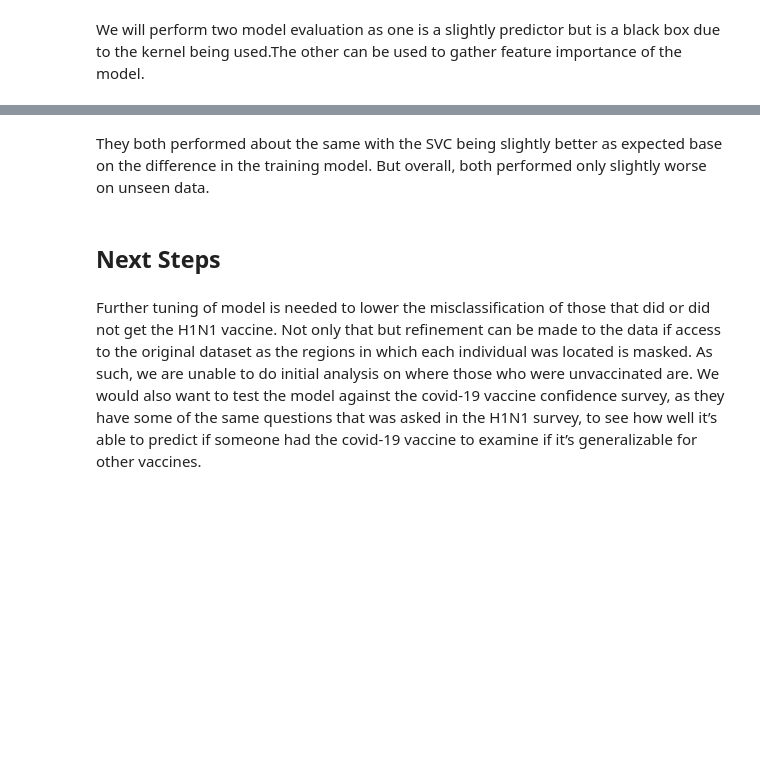
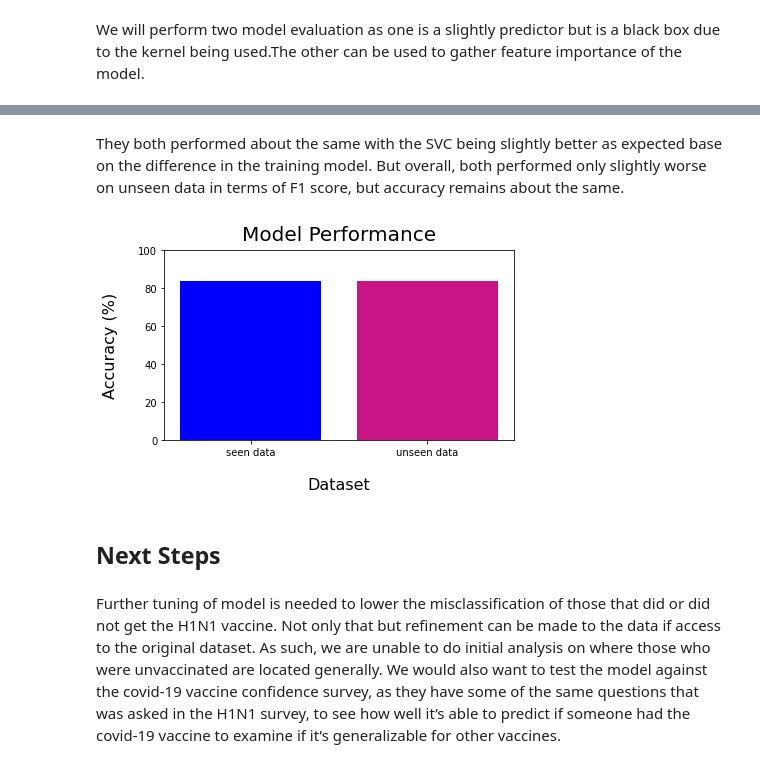
Before and after one commit to xiaohua-su/Predicting_H1N1_Vaccination, a Jupyter notebook: H1N1 Vaccine Modeling.ipynb, the cells around one changed output, grey strips where cells are left out. Cells and saved outputs as stored; diff of their text form; code cells hidden in the pictures; blank space fills up the shorter version.

Commit message:
addition of images and cleaning final notebook up further

```diff
--- a/H1N1 Vaccine Modeling.ipynb
+++ b/H1N1 Vaccine Modeling.ipynb
@@ -619,6 +1115,24 @@ ModelWithCV(svm_pipe, 'final_model', X_test, y_test).print_summary()
 # %% [markdown]
-They both performed about the same with the SVC being slightly better as expected base on the difference in the training model. But overall, both performed only slightly worse on unseen data.
+They both performed about the same with the SVC being slightly better as expected base on the difference in the training model. But overall, both performed only slightly worse on unseen data in terms of F1 score, but accuracy remains about the same.
+# %%
+#Visualizing the SVC model
+fig, ax= plt.subplots()
+
+y = [84, 84] #the training accuracy and the test accuracy
+X = ['seen data', 'unseen data']
+
+plt.bar(x=X, height= y, color = ['blue', 'mediumvioletred'])
+
+ax.set_title('Model Performance', fontsize='20', pad=10)
+ax.set_xlabel('Dataset', fontsize='16', labelpad=20)
+ax.set_ylabel('Accuracy (%)', fontsize='16', labelpad=20)
+ax.set_ylim([0, 100])
+plt.tight_layout()
+
+plt.savefig('finalmodel_accuracy.png', dpi = 200 )
+# %% [output]
+[figure, added]
 # %% [markdown]
 ## Next Steps
 # %% [markdown]
-Further tuning of model is needed to lower the misclassification of those that did or did not get the H1N1 vaccine. Not only that but refinement can be made to the data if access to the original dataset as the regions in which each individual was located is masked. As such, we are unable to do initial analysis on where those who were unvaccinated are. We would also want to test the model against the covid-19 vaccine confidence survey, as they have some of the same questions that was asked in the H1N1 survey, to see how well it’s able to predict if someone had the covid-19 vaccine to examine if it’s generalizable for other vaccines.
+Further tuning of model is needed to lower the misclassification of those that did or did not get the H1N1 vaccine. Not only that but refinement can be made to the data if access to the original dataset. As such, we are unable to do initial analysis on where those who were unvaccinated are located generally. We would also want to test the model against the covid-19 vaccine confidence survey, as they have some of the same questions that was asked in the H1N1 survey, to see how well it’s able to predict if someone had the covid-19 vaccine to examine if it’s generalizable for other vaccines.
```
Also changed, not shown: parts of 79 cells of this notebook, 3 other files.
